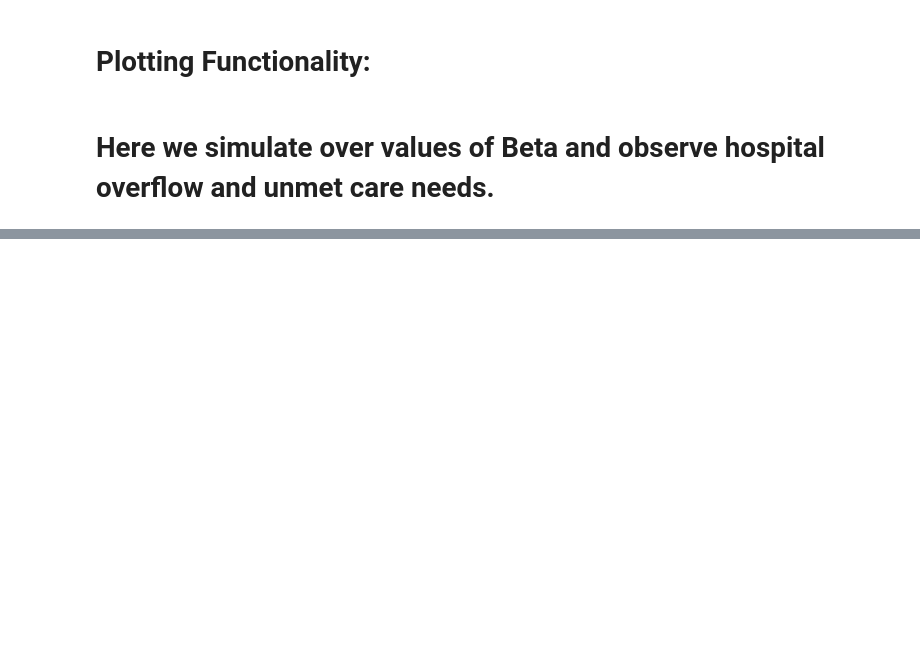
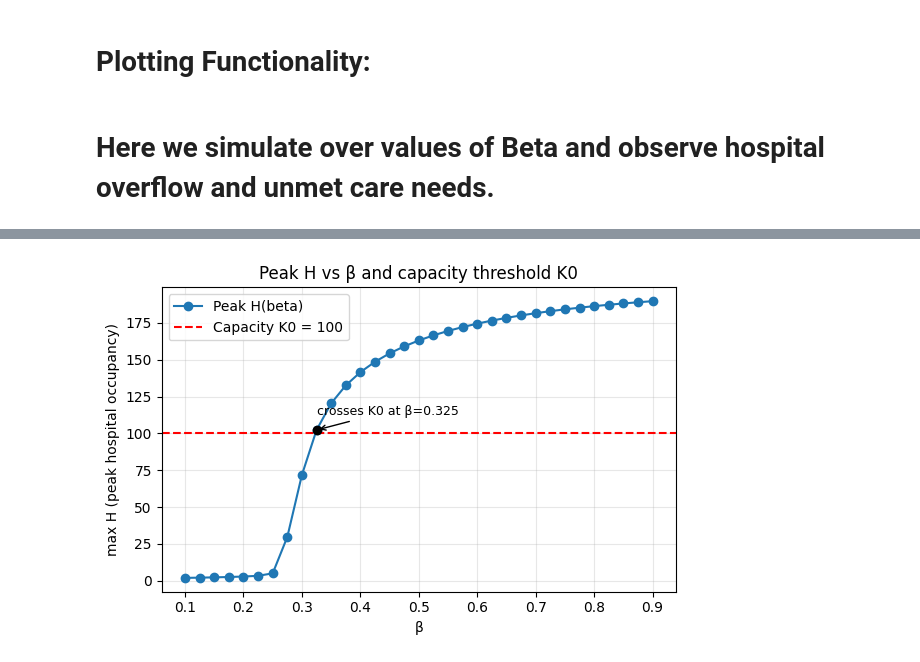
Before and after one commit to JasonHunter95/hospital-model, a Jupyter notebook: hospital.ipynb, the cells around one changed output, grey strips where cells are left out. Cells and saved outputs as stored; diff of their text form; code cells hidden in the pictures; blank space fills up the shorter version.

```diff
--- a/hospital.ipynb
+++ b/hospital.ipynb
@@ -194,7 +263,10 @@ def plot_hospital_simulation_stats(times, S_vals, I_vals, X_vals, H_vals, R_vals
 # %% [markdown]
 # Here we simulate over values of Beta and observe hospital overflow and unmet care needs.
 # %%
-beta_vals = [0.1, 0.3, 0.5, 0.7, 0.9]
+peak_occupancies = []
+cumulative_overflows = []
+final_death_counts = []
+beta_vals = [0.1,0.125,0.15,0.175,0.2,0.225,0.25,0.275,0.3, 0.325,0.35,0.375,0.4,0.425,0.45,0.475,0.5,0.525, 0.55,0.575, 0.6,0.625, 0.65,0.675, 0.7,0.725,0.75,0.775,0.8,0.825,0.85,0.875,0.9]
 
 for beta in beta_vals:
     times, S_vals, I_vals, X_vals, H_vals, R_vals, D_vals, overflow_vals, cumulative_overflow, cumulative_unmet, unmet_care = simulate_hospital_model(
@@ -224,7 +296,11 @@ for beta in beta_vals:
         time_step=0.1
     )
 
-    plot_hospital_simulation_stats(times, S_vals, I_vals, X_vals, H_vals, R_vals, D_vals, overflow_vals, cumulative_overflow, cumulative_unmet, hosp_capacity=100, N = 10000)
+    peak_occupancies.append(max(H_vals))
+    final_death_counts.append(D_vals[-1])
+    cumulative_overflows.append(cumulative_overflow)
+
+    # plot_hospital_simulation_stats(times, S_vals, I_vals, X_vals, H_vals, R_vals, D_vals, overflow_vals, cumulative_overflow, cumulative_unmet, hosp_capacity=100, N = 10000)
 
 
     print(f"\nBeta: {beta}")
@@ -289,0 +328,33 @@ Cumulative overflow: 1432.2 patient-days
+# %%
+K0 = 100  # capacity threshold
+
+plt.figure(figsize=(6, 4))
+plt.plot(beta_vals, peak_occupancies, marker='o', label='Peak H(beta)')
+plt.axhline(K0, color='red', linestyle='--', label=f'Capacity K0 = {K0}')
+
+# find first beta where peak H crosses K0
+cross_beta = None
+for b, h in zip(beta_vals, peak_occupancies):
+    if h >= K0:
+        cross_beta = b
+        break
+
+if cross_beta is not None:
+    # mark the crossing point
+    cross_H = peak_occupancies[beta_vals.index(cross_beta)]
+    plt.scatter([cross_beta], [cross_H], color='black', zorder=5)
+    plt.annotate(f'crosses K0 at β={cross_beta}',
+                 xy=(cross_beta, cross_H),
+                 xytext=(cross_beta, cross_H * 1.1),
+                 arrowprops=dict(arrowstyle='->', color='black'),
+                 fontsize=9)
+
+plt.xlabel('β')
+plt.ylabel('max H (peak hospital occupancy)')
+plt.title('Peak H vs β and capacity threshold K0')
+plt.grid(True, alpha=0.3)
+plt.legend()
+plt.tight_layout()
+plt.show()
+# %% [output]
+[figure, added]
```
Also changed, not shown: parts of 11 cells of this notebook.
